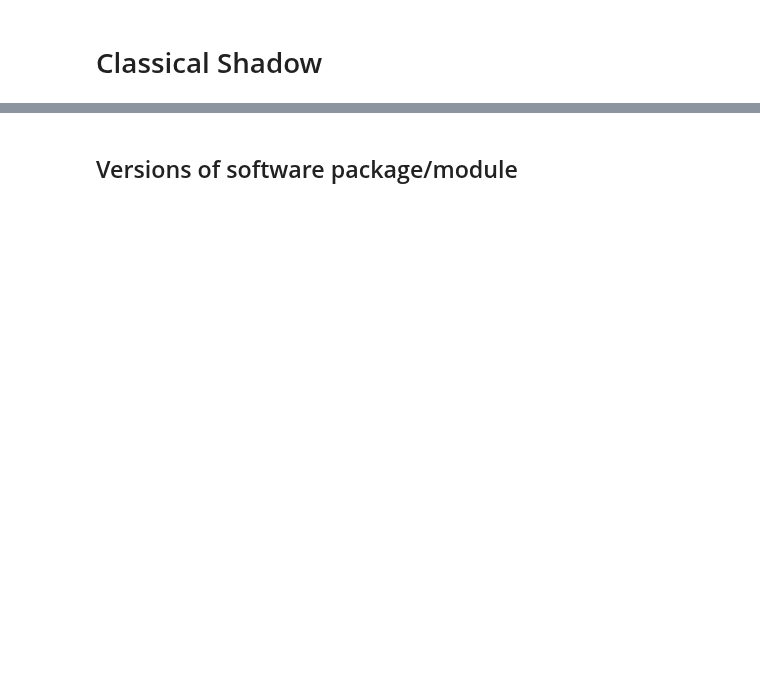
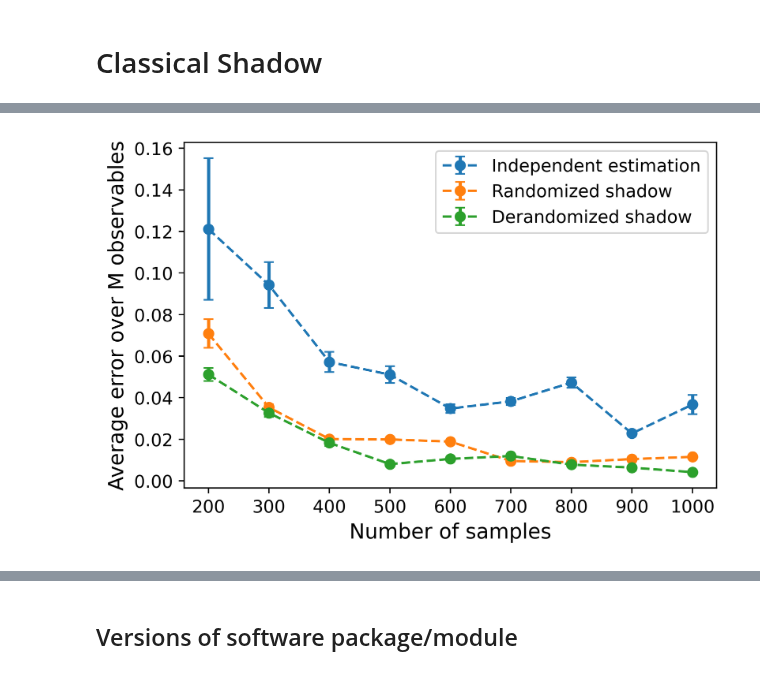
Before and after one commit to Jue-Xu/Entanglement-Witness, a Jupyter notebook: Code/classical_shadow.ipynb, the cells around one changed output, grey strips where cells are left out. Cells and saved outputs as stored; diff of their text form; code cells hidden in the pictures; blank space fills up the shorter version.

Commit message:
update figure and shadow

```diff
--- a/Code/classical_shadow.ipynb
+++ b/Code/classical_shadow.ipynb
@@ -295,0 +162,18 @@ trace estimation: 0.2049, inner product: 0.2049, statistic estimation: 0.1720
+# %%
+## 10-qubit state
+n = 10
+five_singlet = ket2dm(tensor([singlet_state() for i in range(5)]))
+
+## laod measurement_scheme from file from GitHub repo
+# measurement_results = load_measurements_file('measurement_10.txt')
+
+## select randomized or derandomized
+all_observables = load_observables_file('observables_10.txt')
+measurement_results = generate_measurement_results(observables=all_observables,shadow_size=1000,state=five_singlet,n_qubit=n,derandomized=True)
+
+# print(f'number of observables: {len(all_observables)}; {all_observables}')
+
+estimate_expectation_with_shadow(observables=all_observables,
+                                 measurement_scheme=measurement_results,
+                                 n_qubit=10,
+                                 state=five_singlet)
@@ -295,0 +219,72 @@ trace estimation: 0.2049, inner product: 0.2049, statistic estimation: 0.1720
+# %%
+# import itertools
+# Swap function
+def swapPositions(list, pos1, pos2):
+
+    list[pos1], list[pos2] = list[pos2], list[pos1]
+    return list
+
+permutations = [[1,2], [1,3], [1,4], [2,3], [2,4], [3,4]]
+test_observables = []
+for item in ['XXII','XIZI', 'YIYI', 'ZIYI', 'IZZI']:
+    # print(list(itertools.permutations(item)))
+
+    test_observables = test_observables + [''.join(swapPositions(list(item), position[0]-1, position[1]-1)) for position in permutations]
+
+# test_observables = ['XX']
+all_observables = [
+    format_observable(pauli_ob_str) for pauli_ob_str in test_observables
+]
+n = 4
+test_rand_dm = rand_dm(N=2**n,dims=[[2]*n,[2]*n])
+
+# n = 10
+# test_rand_dm = rand_dm(N=2**n,dims=[[2]*n,[2]*n])
+# # test_rand_dm = ket2dm(w_state(N=10))
+# all_observables = load_observables_file('observables_10.txt')
+
+print(f'number of observables: {len(all_observables)}; {all_observables}')
+
+shadow_size_list = [200, 300, 400, 500, 600, 700, 800, 900, 1000]
+for scheme in ['naive',False,True]:
+    y = []
+    e = []
+    for shadow_size in shadow_size_list:
+        if scheme == 'naive':
+            print('=============== naive estimation ================')
+            error_list = []
+            for test_observable in test_observables:
+                outcomes = []
+                pauli_observable = str2pauliop(list(test_observable))
+                exact_expectation = expect(oper=pauli_observable, state=test_rand_dm)
+                ## repeat shadow_size/len(test_observables) times for each observable
+                for i in range(round(shadow_size/len(test_observables))):
+                    outcome, collapsed_state = measure_observable(
+                        state=test_rand_dm, op=pauli_observable)
+                    outcomes.append(outcome)
+                error_list.append((exact_expectation - np.mean(outcomes))**2)
+
+        else:
+            measurement_results = generate_measurement_results(observables=all_observables,
+                                                            shadow_size=shadow_size,
+                                                            state=test_rand_dm,
+                                                            n_qubit=n,
+                                                            derandomized=scheme)
+            # print(randomized_measurement_scheme)
+            error_list = estimate_expectation_with_shadow(observables=all_observables,
+                                            measurement_scheme=measurement_results,
+                                            n_qubit=n,
+                                            state=test_rand_dm)
+
+        print('error_list:', error_list)
+        y.append(np.mean(error_list))
+        e.append(np.var(error_list))
+        # e.append(np.std(error_list))
+
+    plt.errorbar(shadow_size_list, y, e, linestyle="dashed", marker="o",  capsize=3,elinewidth=2)
+plt.xlabel('Number of samples')
+plt.ylabel('Average error over M observables')
+plt.legend(['Independent estimation','Randomized shadow','Derandomized shadow'])
+plt.savefig('estimation_error_compare_methods.png', dpi=400, bbox_inches='tight')
+plt.show()
+# %% [output]
@@ -295,0 +308 @@ trace estimation: 0.2049, inner product: 0.2049, statistic estimation: 0.1720
+[figure, added]
```
Also changed, not shown: parts of 14 cells of this notebook, 13 other files.
